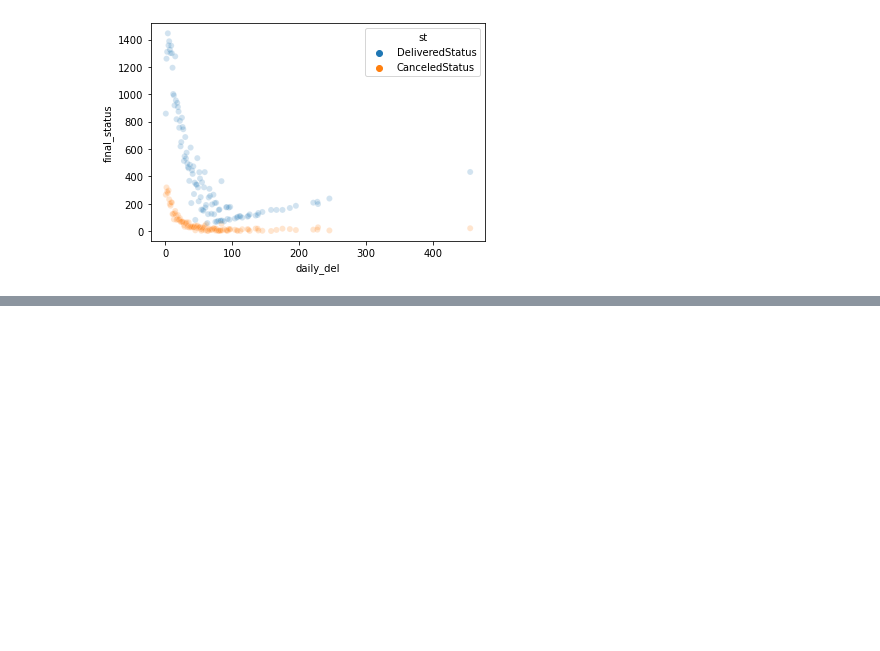
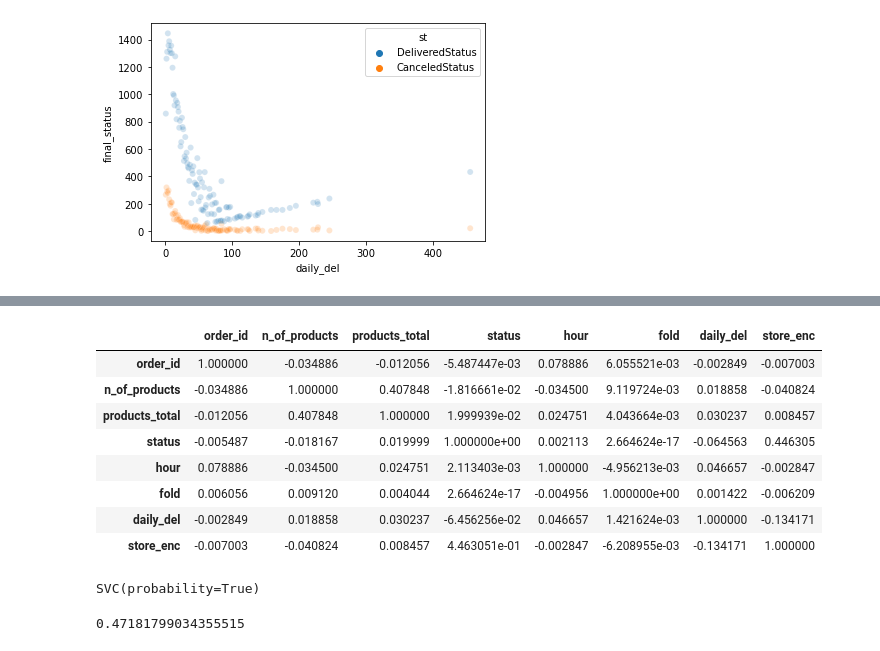
Before and after one commit to xaviniet/nuwe, a Jupyter notebook: jump2digital/Untitled.ipynb, the cells around one changed output, grey strips where cells are left out. Drawn from its saved outputs; the diff is of its cells as text; code cells hidden in the pictures; blank space fills up the shorter version.

```diff
--- a/jump2digital/Untitled.ipynb
+++ b/jump2digital/Untitled.ipynb
@@ -661,0 +748,12 @@ Threshold: 1.0
+# %%
+dftrain.corr()
+# %% [output]
+|  | order_id | n_of_products | products_total | status | hour | fold | daily_del | store_enc |
+| order_id | 1.000000 | -0.034886 | -0.012056 | -5.487447e-03 | 0.078886 | 6.055521e-03 | -0.002849 | -0.007003 |
+| n_of_products | -0.034886 | 1.000000 | 0.407848 | -1.816661e-02 | -0.034500 | 9.119724e-03 | 0.018858 | -0.040824 |
+| products_total | -0.012056 | 0.407848 | 1.000000 | 1.999939e-02 | 0.024751 | 4.043664e-03 | 0.030237 | 0.008457 |
+| status | -0.005487 | -0.018167 | 0.019999 | 1.000000e+00 | 0.002113 | 2.664624e-17 | -0.064563 | 0.446305 |
+| hour | 0.078886 | -0.034500 | 0.024751 | 2.113403e-03 | 1.000000 | -4.956213e-03 | 0.046657 | -0.002847 |
+| fold | 0.006056 | 0.009120 | 0.004044 | 2.664624e-17 | -0.004956 | 1.000000e+00 | 0.001422 | -0.006209 |
+| daily_del | -0.002849 | 0.018858 | 0.030237 | -6.456256e-02 | 0.046657 | 1.421624e-03 | 1.000000 | -0.134171 |
+| store_enc | -0.007003 | -0.040824 | 0.008457 | 4.463051e-01 | -0.002847 | -6.208955e-03 | -0.134171 | 1.000000 |
@@ -661,0 +762,11 @@ Threshold: 1.0
+# %%
+clf = SVC(probability=True)
+cols = ['store_enc', 'daily_del', 'products_total','n_of_products','hour']
+
+clf.fit(dftrain[cols],dftrain.status)
+# %% [output]
+SVC(probability=True)
+# %%
+f1_score(dftrain.status, clf.predict(dftrain[cols]).round(), average='macro')
+# %% [output]
+0.47181799034355515
```
Also changed, not shown: parts of 15 cells of this notebook, 12 other files.
